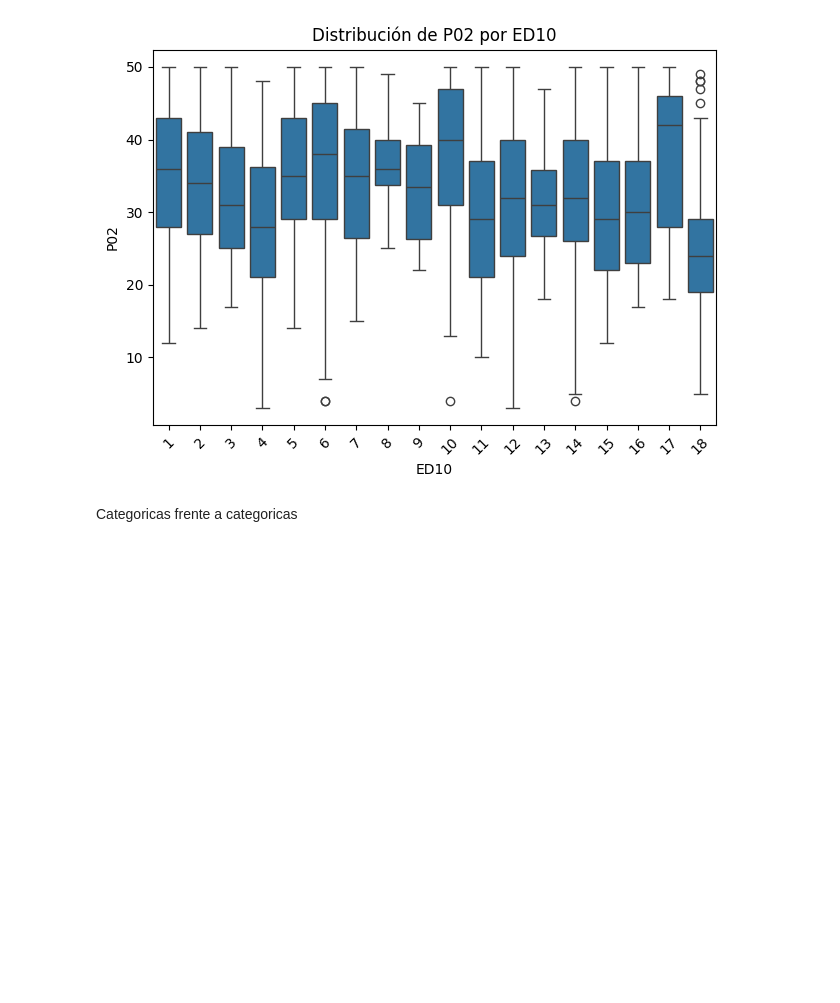
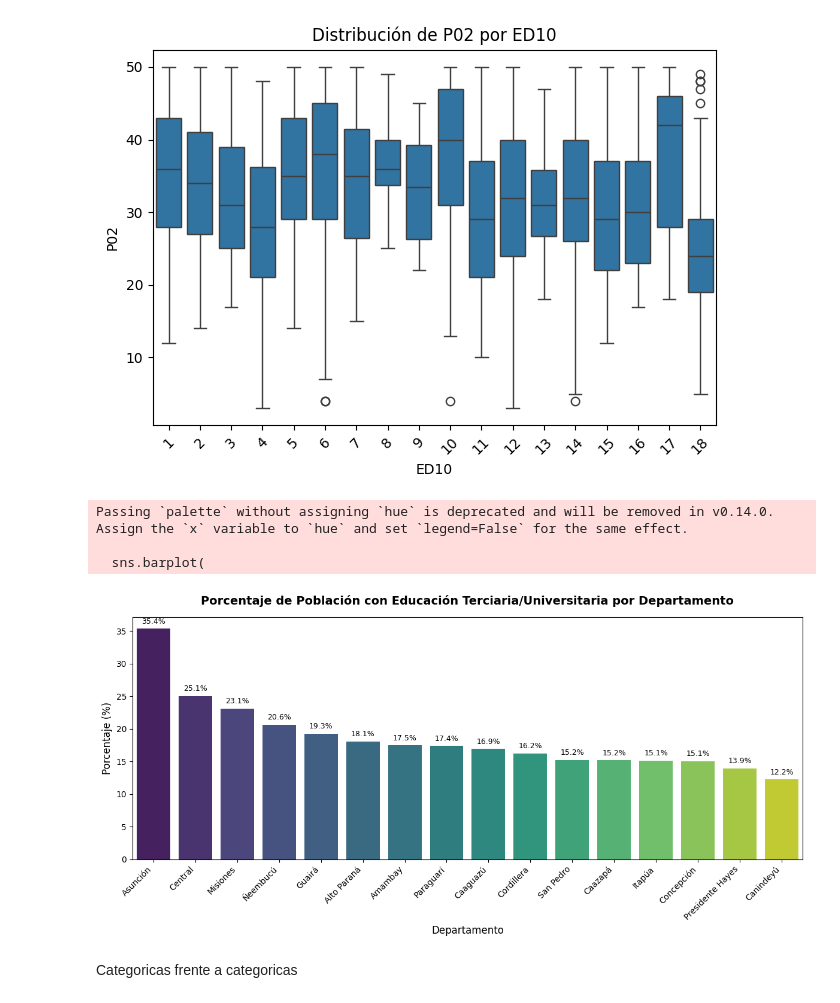
Before and after one commit to rodrigo-elias-01/Data-Science-Grupo15, a Jupyter notebook: notebooks/notebook-etapa-1-grupo-15.ipynb, the cells around one changed output. Drawn from its saved outputs; the diff is of its cells as text; code cells hidden in the pictures; blank space fills up the shorter version.

```diff
--- a/notebooks/notebook-etapa-1-grupo-15.ipynb
+++ b/notebooks/notebook-etapa-1-grupo-15.ipynb
@@ -474,6 +474,51 @@ for numerica in lista_variables:
 [figure]
 [figure]
 [figure]
+# %%
+
+# Calcular la tabla de contingencia en porcentaje por departamento (filas)
+tabla_dept_educ = pd.crosstab(
+    df_new['NOMBRE_DPTO'],
+    df_new['nivel_educ_simplificado'],
+    normalize='index'
+) * 100
+
+# Extraer la columna de educación Terciaria/Universitaria y ordenar de mayor a menor
+terciaria_por_dpto = tabla_dept_educ['Terciaria/Universitaria'].sort_values(ascending=False).reset_index()
+
+# Crear el gráfico de barras
+plt.figure(figsize=(12, 6))
+sns.barplot(
+    data=terciaria_por_dpto,
+    x='NOMBRE_DPTO',
+    y='Terciaria/Universitaria',
+    palette='viridis'
+)
+
+# Configurar títulos y etiquetas
+plt.title('Porcentaje de Población con Educación Terciaria/Universitaria por Departamento', fontsize=14, fontweight='bold', pad=15)
+plt.xlabel('Departamento', fontsize=12)
+plt.ylabel('Porcentaje (%)', fontsize=12)
+plt.xticks(rotation=45, ha='right')
+
+# Agregar los valores de porcentaje arriba de cada barra
+for index, row in terciaria_por_dpto.iterrows():
+    plt.text(
+        x=index,
+        y=row['Terciaria/Universitaria'] + 0.5,
+        s=f"{row['Terciaria/Universitaria']:.1f}%",
+        ha='center',
+        va='bottom',
+        fontsize=9
+    )
+
+plt.tight_layout()
+plt.show()
+# %% [output]
+Passing `palette` without assigning `hue` is deprecated and will be removed in v0.14.0. Assign the `x` variable to `hue` and set `legend=False` for the same effect.
+
+  sns.barplot(
+[figure, added]
 # %% [markdown]
 Categoricas frente a categoricas
 # %%
```
Also changed, not shown: parts of 1 cell of this notebook.
